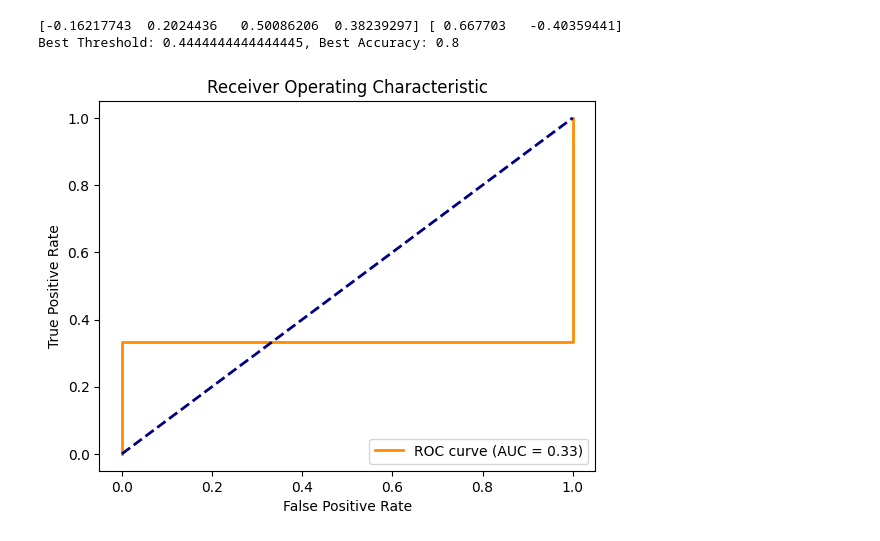
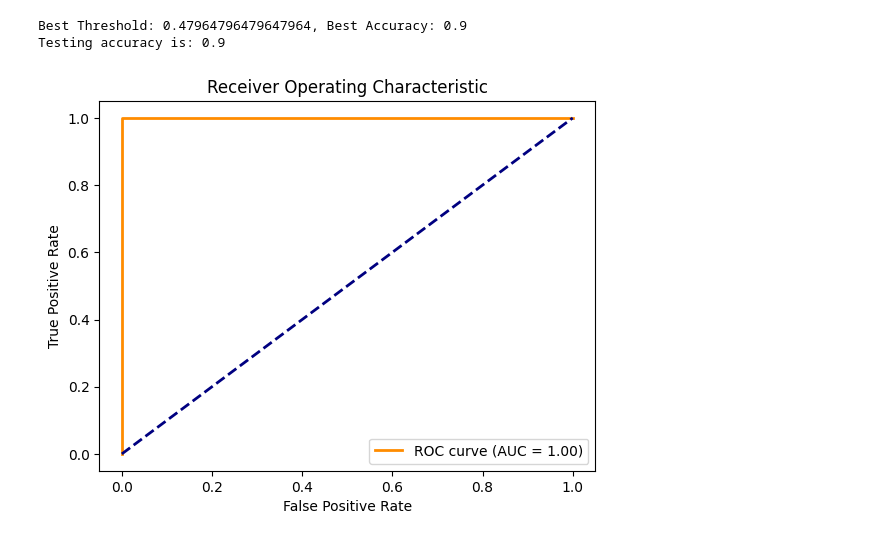
Before and after one commit to Britney-Pellouchoud/Advertising-Neural-Network, a Jupyter notebook: finalproject.ipynb, the cells around one changed output. Drawn from its saved outputs; the diff is of its cells as text; code cells hidden in the pictures.

```diff
--- a/finalproject.ipynb
+++ b/finalproject.ipynb
@@ -121,7 +121,7 @@ import matplotlib.pyplot as plt
 
 def online_once(outLayer, inputs, targetOutputs, eta):
     for i, inp in enumerate(inputs):
-        outLayer = ffbp_epoch(outLayer, inp, targetOutputs[i], eta)
+        outLayer = ffbp_epoch(outLayer, inp, targetOutputs[i], eta, True)
     return outLayer
 
 
@@ -147,62 +147,71 @@ data = np.array([[0.90, 0.87],
                  [1.75, 2.21],
                  [2.49, 1.52]])
 taca = np.array([1, 0, 1, 0, 0, 1, 0, 1, 0, 0, 1, 0, 1, 0, 0, 0, 1, 1, 0, 0])
-
-X_train = data[::2]
+# get necessary data for 2nd order perceptron
+X_sq = np.array([i**2 for i in data])
+X_x1_x2 = np.array([i[0]*i[1] for i in data])
+training_data = np.concatenate((data, X_sq), axis = 1)
+X_x1_x2 = X_x1_x2.reshape(20,1)
+all_training_data = np.concatenate((training_data, X_x1_x2),1)
+X_train = all_training_data[::2]
 y_train = taca[::2]
-X_test = data[1::2]
+X_test = all_training_data[1::2]
 y_test = taca[1::2]
-
-n = 2
+n = 5
 # calculate the range for the weights
 lower, upper = -(1.0 / np.sqrt(n)), (1.0 / np.sqrt(n))
 # generate random numbers
-input_weights = np.random.rand(4)
+input_weights = np.random.rand(10)
 input_weights_scaled = lower + input_weights * (upper - lower)
 m = 2
 lower, upper = -(1.0 / np.sqrt(m)), (1.0 / np.sqrt(m))
 output_weights = np.random.rand(2)
 output_weights_scaled =  lower + output_weights * (upper - lower)
 
-print(input_weights_scaled, output_weights_scaled)
-
-# Initialize perceptron
-hidden = Layer([Perceptron([input_weights_scaled[0], input_weights_scaled[1]]), Perceptron([input_weights_scaled[2], input_weights_scaled[3]])])
-output = Layer([Perceptron([output_weights_scaled[0], output_weights_scaled[1]])], hidden)
+# initialize network
+hidden = Layer([Perceptron([i for i in input_weights_scaled[:5]], .5), Perceptron([i for i in input_weights_scaled[5:]], .5)])
+output = Layer([Perceptron([output_weights_scaled[0], output_weights_scaled[1]],.5)], hidden)
 hidden.follow = output
 
 # Training the network
 eta = 0.5
-for epoch in range(30):
+for epoch in range(25):
     output = online_once(output, X_train, y_train, eta)
 
 # Optimize threshold
-thresholds = np.linspace(0, 1, 100)
+thresholds = np.linspace(0, 1, 10000)
 best_threshold = 0
 best_accuracy = 0
-predictions = [feed_forward(output, x) for x in X_test]
+predictions = [feed_forward(output, x) for x in X_train]
 
 for thresh in thresholds:
     preds = [1 if p >= thresh else 0 for p in predictions]
-    accuracy = np.mean([pred == true for pred, true in zip(preds, y_test)])
+    accuracy = np.mean([pred == true for pred, true in zip(preds, y_train)])
     if accuracy > best_accuracy:
         best_accuracy = accuracy
         best_threshold = thresh
 
 print(f"Best Threshold: {best_threshold}, Best Accuracy: {best_accuracy}")
 
+# find predictions
+predictions = [feed_forward(output, x) for x in X_test]
+preds = [1 if p >= best_threshold else 0 for p in predictions]
+accuracy = np.mean([pred == true for pred, true in zip(preds, y_test)])
+print(f'Testing accuracy is: {accuracy}')
+
+#get ROC curve and AUC
 fpr, tpr, _ = roc_curve(y_test, predictions)
 roc_auc = auc(fpr, tpr)
 
 plt.figure()
 plt.plot(fpr, tpr, color="darkorange", lw=2, label=f"ROC curve (AUC = {roc_auc:.2f})")
 plt.plot([0, 1], [0, 1], color="navy", lw=2, linestyle="--")
 plt.xlabel("False Positive Rate")
 plt.ylabel("True Positive Rate")
 plt.title("Receiver Operating Characteristic")
 plt.legend(loc="lower right")
 plt.show()
 # %% [output]
-[-0.16217743  0.2024436   0.50086206  0.38239297] [ 0.667703   -0.40359441]
-Best Threshold: 0.4444444444444445, Best Accuracy: 0.8
+Best Threshold: 0.47964796479647964, Best Accuracy: 0.9
+Testing accuracy is: 0.9
-[figure, old version]
+[figure, new version]
```
Also changed, not shown: parts of 3 cells of this notebook.
